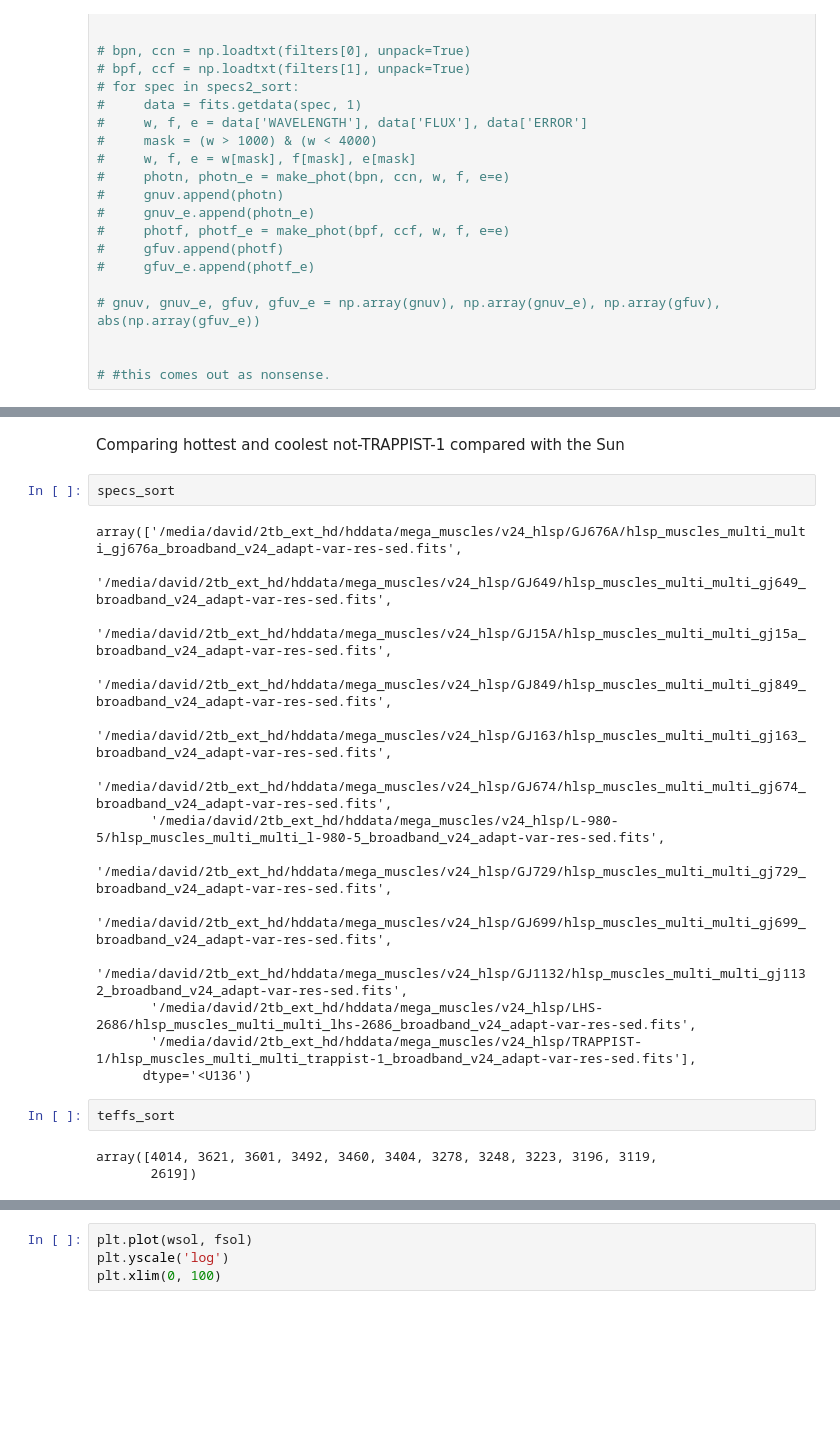
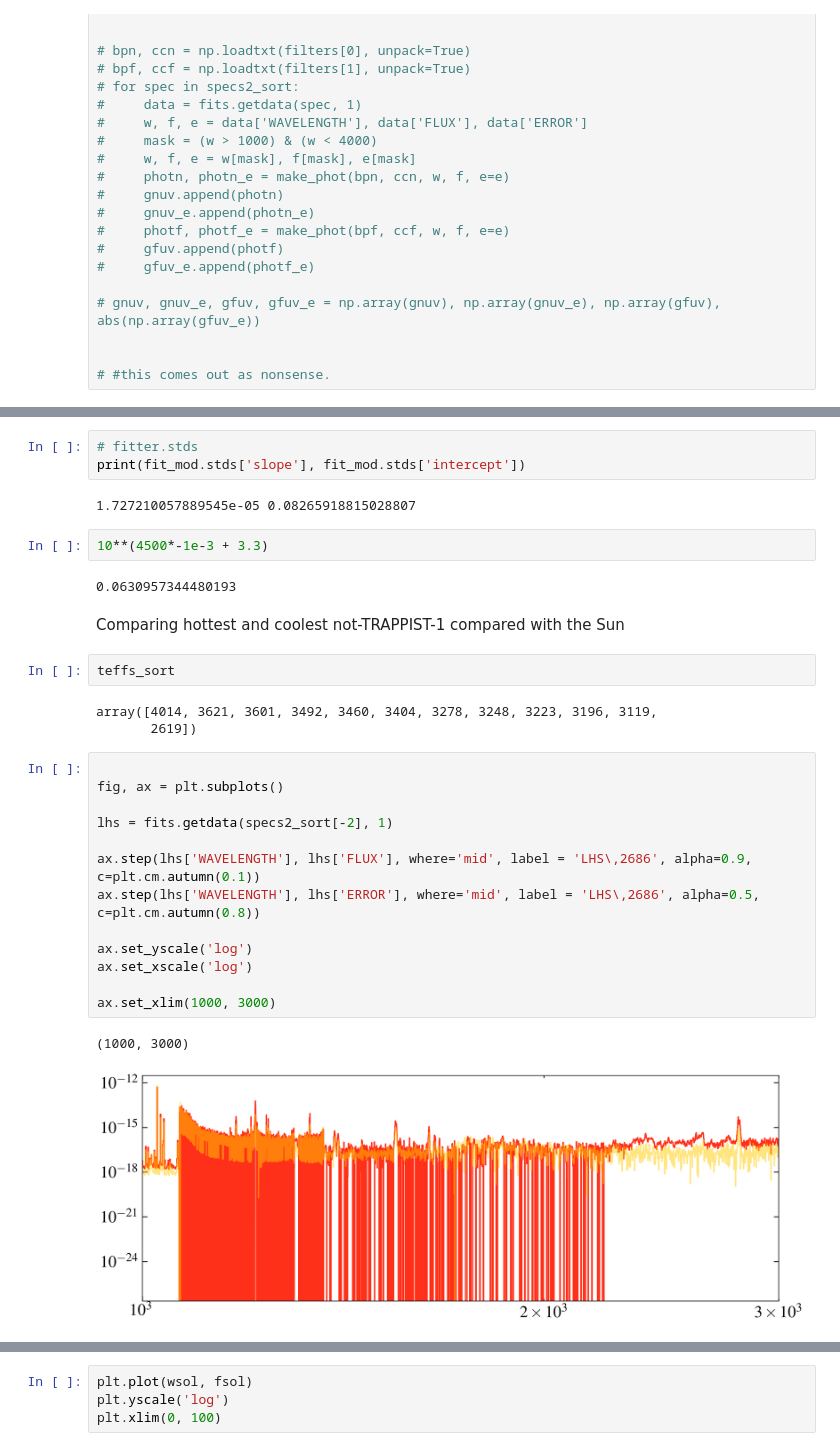
Before and after one commit to davidjwilson/SEDs, a Jupyter notebook: paper/assorted_plots.ipynb, the cells around one changed output, grey strips where cells are left out. Saved outputs shown, nothing was run; the diff lists cells and outputs as text; blank space fills up the shorter version.

```diff
--- a/paper/assorted_plots.ipynb
+++ b/paper/assorted_plots.ipynb
@@ -1168,26 +1290,35 @@ ValueError: 'yerr' must not contain negative values
+# %%
+# fitter.stds
+print(fit_mod.stds['slope'], fit_mod.stds['intercept'])
+# %% [output]
+1.727210057889545e-05 0.08265918815028807
+# %%
+10**(4500*-1e-3 + 3.3)
+# %% [output]
+0.0630957344480193
 # %% [markdown]
 Comparing hottest and coolest not-TRAPPIST-1 compared with the Sun
 # %%
-specs_sort
+teffs_sort
 # %% [output]
-array(['/media/david/2tb_ext_hd/hddata/mega_muscles/v24_hlsp/GJ676A/hlsp_muscles_multi_multi_gj676a_broadband_v24_adapt-var-res-sed.fits',
-       '/media/david/2tb_ext_hd/hddata/mega_muscles/v24_hlsp/GJ649/hlsp_muscles_multi_multi_gj649_broadband_v24_adapt-var-res-sed.fits',
-       '/media/david/2tb_ext_hd/hddata/mega_muscles/v24_hlsp/GJ15A/hlsp_muscles_multi_multi_gj15a_broadband_v24_adapt-var-res-sed.fits',
-       '/media/david/2tb_ext_hd/hddata/mega_muscles/v24_hlsp/GJ849/hlsp_muscles_multi_multi_gj849_broadband_v24_adapt-var-res-sed.fits',
-       '/media/david/2tb_ext_hd/hddata/mega_muscles/v24_hlsp/GJ163/hlsp_muscles_multi_multi_gj163_broadband_v24_adapt-var-res-sed.fits',
-       '/media/david/2tb_ext_hd/hddata/mega_muscles/v24_hlsp/GJ674/hlsp_muscles_multi_multi_gj674_broadband_v24_adapt-var-res-sed.fits',
-       '/media/david/2tb_ext_hd/hddata/mega_muscles/v24_hlsp/L-980-5/hlsp_muscles_multi_multi_l-980-5_broadband_v24_adapt-var-res-sed.fits',
-       '/media/david/2tb_ext_hd/hddata/mega_muscles/v24_hlsp/GJ729/hlsp_muscles_multi_multi_gj729_broadband_v24_adapt-var-res-sed.fits',
-       '/media/david/2tb_ext_hd/hddata/mega_muscles/v24_hlsp/GJ699/hlsp_muscles_multi_multi_gj699_broadband_v24_adapt-var-res-sed.fits',
-       '/media/david/2tb_ext_hd/hddata/mega_muscles/v24_hlsp/GJ1132/hlsp_muscles_multi_multi_gj1132_broadband_v24_adapt-var-res-sed.fits',
-       '/media/david/2tb_ext_hd/hddata/mega_muscles/v24_hlsp/LHS-2686/hlsp_muscles_multi_multi_lhs-2686_broadband_v24_adapt-var-res-sed.fits',
-       '/media/david/2tb_ext_hd/hddata/mega_muscles/v24_hlsp/TRAPPIST-1/hlsp_muscles_multi_multi_trappist-1_broadband_v24_adapt-var-res-sed.fits'],
-      dtype='<U136')
+array([4014, 3621, 3601, 3492, 3460, 3404, 3278, 3248, 3223, 3196, 3119,
+       2619])
 # %%
-teffs_sort
+
+fig, ax = plt.subplots()
+
+lhs = fits.getdata(specs2_sort[-2], 1)
+
+ax.step(lhs['WAVELENGTH'], lhs['FLUX'], where='mid', label = 'LHS\,2686', alpha=0.9, c=plt.cm.autumn(0.1))
+ax.step(lhs['WAVELENGTH'], lhs['ERROR'], where='mid', label = 'LHS\,2686', alpha=0.5, c=plt.cm.autumn(0.8))
+
+ax.set_yscale('log')
+ax.set_xscale('log')
+
+ax.set_xlim(1000, 3000)
 # %% [output]
-array([4014, 3621, 3601, 3492, 3460, 3404, 3278, 3248, 3223, 3196, 3119,
-       2619])
+(1000, 3000)
+[figure, added]
 # %%
 fig, axes = plt.subplot_mosaic([[0],
                                [0],
```
Also changed, not shown: parts of 14 cells of this notebook, 2 other files.
